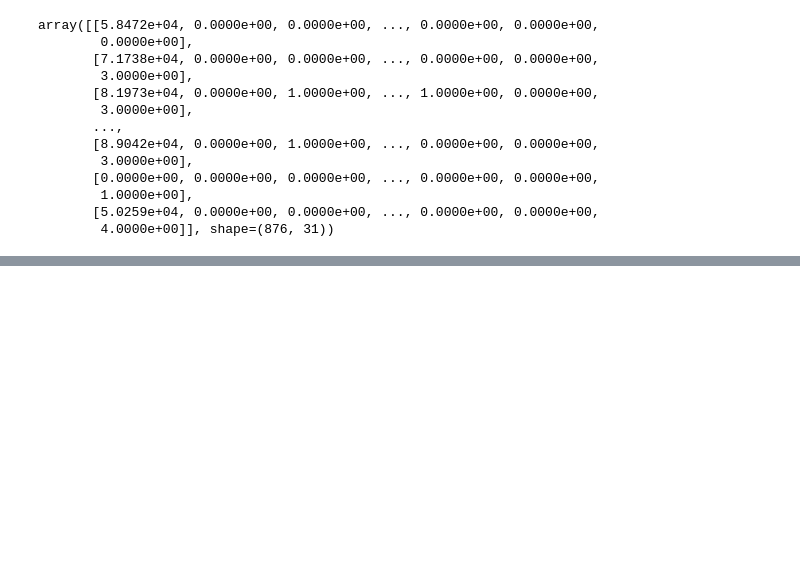
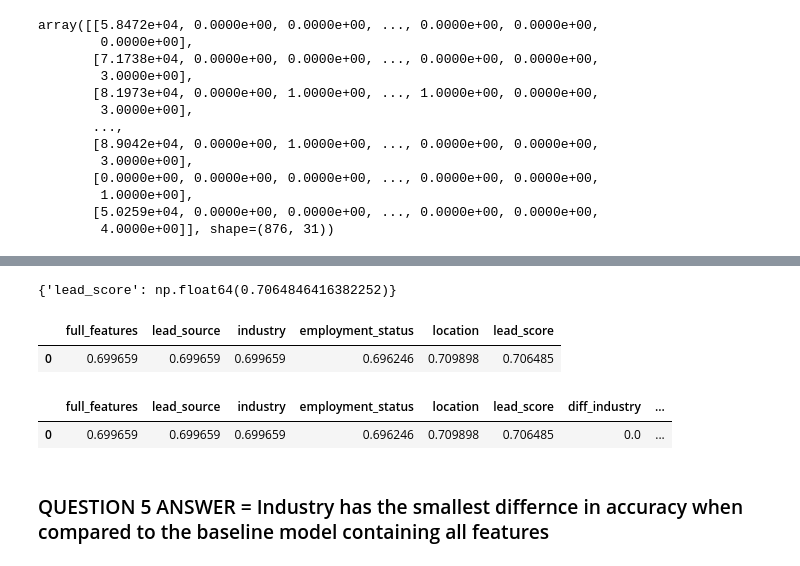
Before and after one commit to expialadocious/ml_zoomcamp_2025, a Jupyter notebook: number3.ipynb, the cells around one changed output, grey strips where cells are left out. Cells and saved outputs as stored; diff of their text form; code cells hidden in the pictures; blank space fills up the shorter version.

```diff
--- a/number3.ipynb
+++ b/number3.ipynb
@@ -303,0 +649,38 @@ array([[5.8472e+04, 0.0000e+00, 0.0000e+00, ..., 0.0000e+00, 0.0000e+00,
+# %%
+## all dictionaries of different scenarios where a feature was removed from dataset for model training
+
+fulldict
+df1dict
+df2dict
+df3dict
+df4dict
+df5dict
+# %% [output]
+{'lead_score': np.float64(0.7064846416382252)}
+# %%
+# Merge all dictionaries into one using dictionary unpacking
+merged = {**fulldict, **df1dict, **df2dict, **df3dict, **df4dict, **df5dict}
+
+# Create a DataFrame with a single row
+#df_all = pd.DataFrame([merged])
+df_alldicts = pd.DataFrame([merged])
+
+df_alldicts
+# %% [output]
+|  | full_features | lead_source | industry | employment_status | location | lead_score |
+| 0 | 0.699659 | 0.699659 | 0.699659 | 0.696246 | 0.709898 | 0.706485 |
+# %%
+## Calculate difference from baseline model with full features
+
+dfx = df_alldicts.copy()
+
+dfx['diff_industry'] = dfx['full_features'] - dfx['industry']
+dfx['diff_employment'] = dfx['full_features'] - dfx['employment_status']
+dfx['diff_lead'] = dfx['full_features']- dfx['lead_score']
+
+dfx
+# %% [output]
+|  | full_features | lead_source | industry | employment_status | location | lead_score | diff_industry | ... |
+| 0 | 0.699659 | 0.699659 | 0.699659 | 0.696246 | 0.709898 | 0.706485 | 0.0 | ... |
+# %% [markdown]
+### QUESTION 5 ANSWER = Industry has the smallest differnce in accuracy when compared to the baseline model containing all features
```
Also changed, not shown: parts of 21 cells of this notebook.
